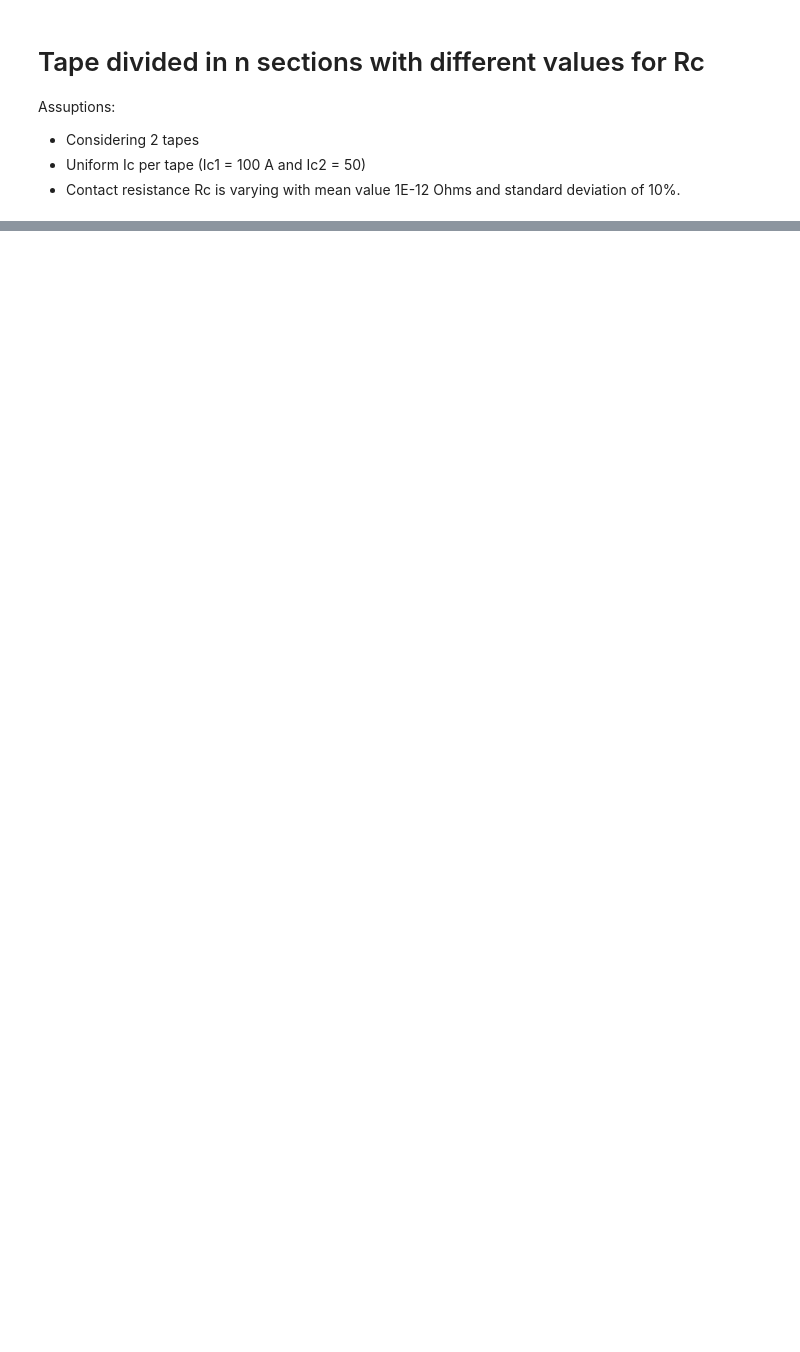
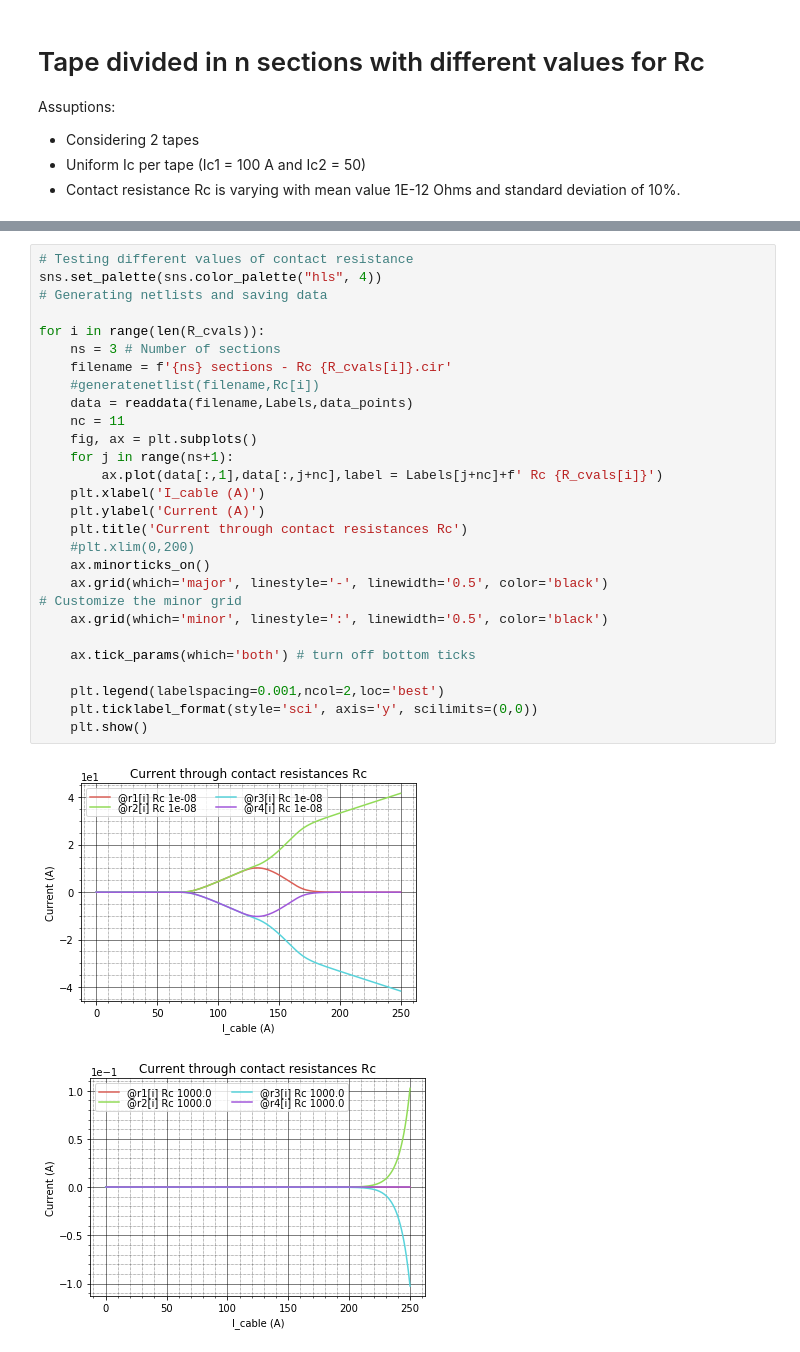
Before and after one commit to auroc10/LBNL, a Jupyter notebook: Contact/Contact resistance - Arbitrary number of sections.ipynb, the cells around one changed output, grey strips where cells are left out. Saved outputs shown, nothing was run; the diff lists cells and outputs as text; blank space fills up the shorter version.

```diff
--- a/Contact/Contact resistance - Arbitrary number of sections.ipynb
+++ b/Contact/Contact resistance - Arbitrary number of sections.ipynb
@@ -344,0 +427,31 @@ Fit: Rt = 2.499992243823655e-07, Ic = 139.0098835201944, n = 30.035578117086892,
+# %%
+# Testing different values of contact resistance
+sns.set_palette(sns.color_palette("hls", 4))
+# Generating netlists and saving data
+
+for i in range(len(R_cvals)):
+    ns = 3 # Number of sections
+    filename = f'{ns} sections - Rc {R_cvals[i]}.cir'
+    #generatenetlist(filename,Rc[i])
+    data = readdata(filename,Labels,data_points)
+    nc = 11
+    fig, ax = plt.subplots()
+    for j in range(ns+1):
+        ax.plot(data[:,1],data[:,j+nc],label = Labels[j+nc]+f' Rc {R_cvals[i]}')
+    plt.xlabel('I_cable (A)')
+    plt.ylabel('Current (A)')
+    plt.title('Current through contact resistances Rc')
+    #plt.xlim(0,200)
+    ax.minorticks_on()
+    ax.grid(which='major', linestyle='-', linewidth='0.5', color='black')
+# Customize the minor grid
+    ax.grid(which='minor', linestyle=':', linewidth='0.5', color='black')
+
+    ax.tick_params(which='both') # turn off bottom ticks
+
+    plt.legend(labelspacing=0.001,ncol=2,loc='best')
+    plt.ticklabel_format(style='sci', axis='y', scilimits=(0,0))
+    plt.show()
+# %% [output]
+[figure, added]
+[figure, added]
```
Also changed, not shown: parts of 6 cells of this notebook.
